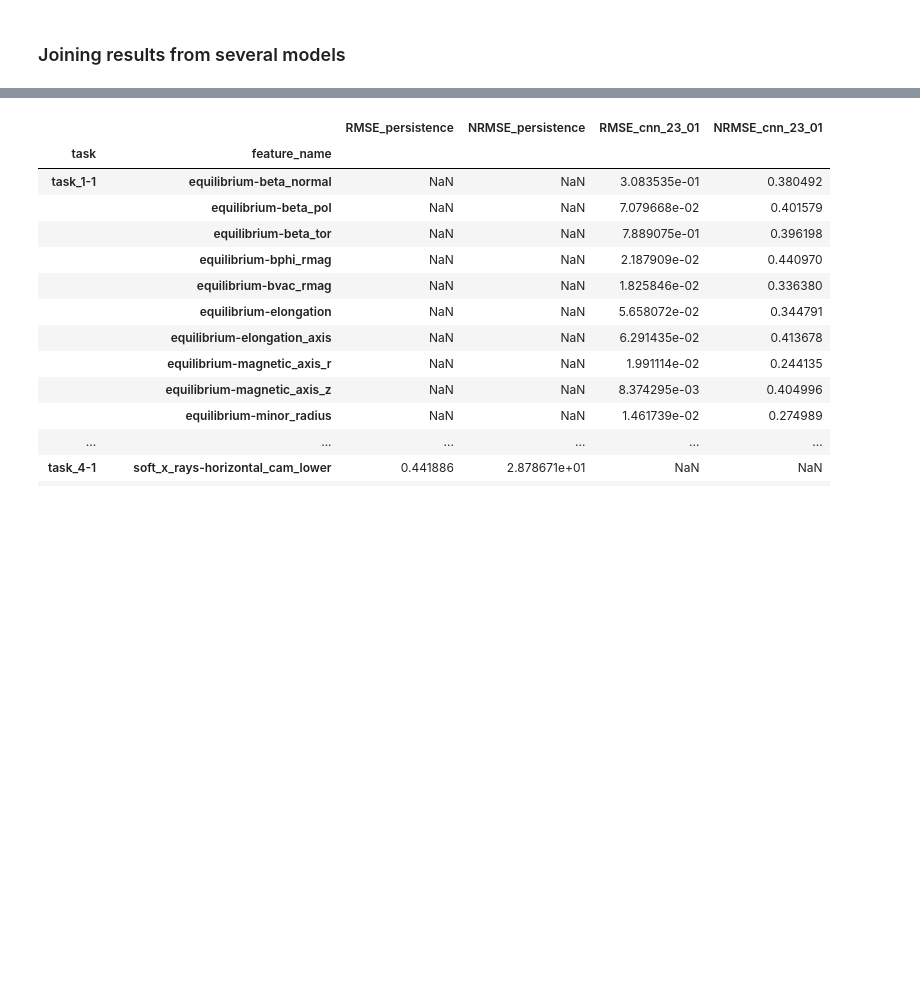
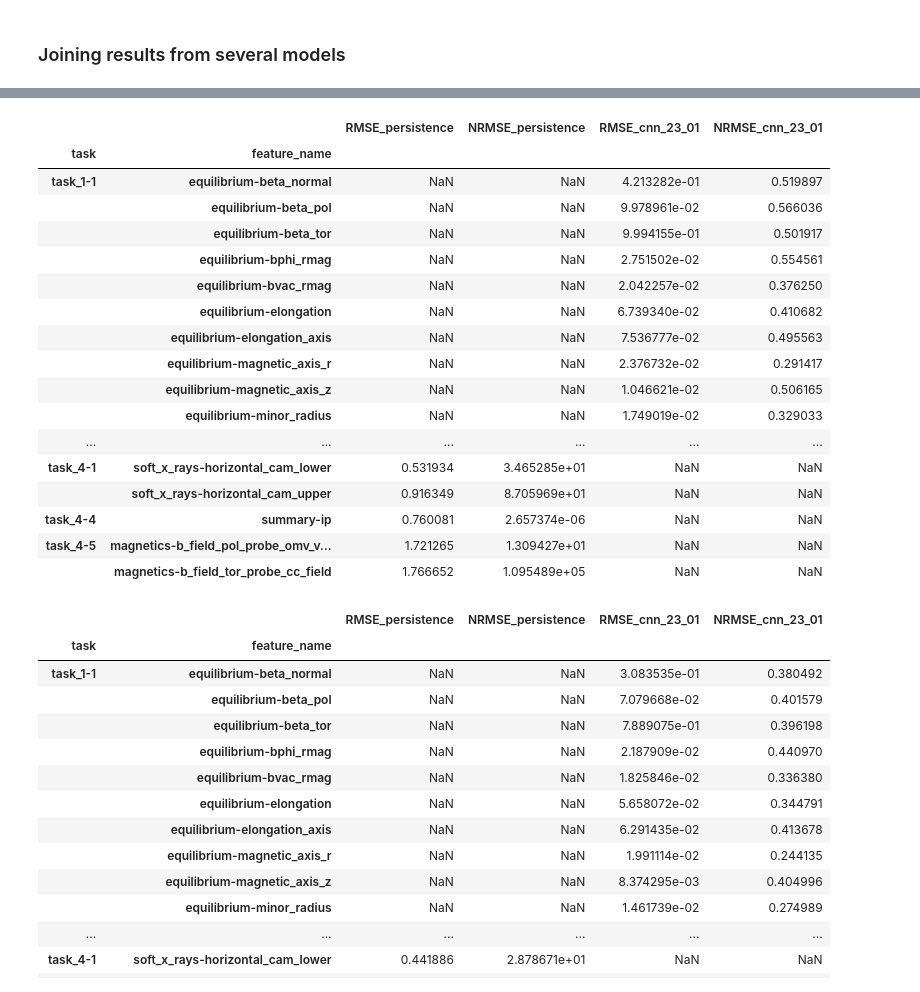
Before and after one commit to DataScienceLabFHSWF/tokamark, a Jupyter notebook: notebooks/evaluation.ipynb, the cells around one changed output, grey strips where cells are left out. Saved outputs shown, nothing was run; the diff lists cells and outputs as text; code cells hidden in the pictures; blank space fills up the shorter version.

Commit message:
fixing a small issue related to signal RMSE calculation

```diff
--- a/notebooks/evaluation.ipynb
+++ b/notebooks/evaluation.ipynb
@@ -54,3 +54,25 @@ df_groups_joined
+# %%
+df_signals_joined = join_results(metrics_file='signals_metrics.csv', metric_columns=['RMSE','NRMSE'], index_column=['task', 'feature_name'])
+df_signals_joined
+# %% [output]
+|  |  | RMSE_persistence | NRMSE_persistence | RMSE_cnn_23_01 | NRMSE_cnn_23_01 |
+| task | feature_name |  |  |  |  |
+| task_1-1 | equilibrium-beta_normal | NaN | NaN | 4.213282e-01 | 0.519897 |
+|  | equilibrium-beta_pol | NaN | NaN | 9.978961e-02 | 0.566036 |
+|  | equilibrium-beta_tor | NaN | NaN | 9.994155e-01 | 0.501917 |
+|  | equilibrium-bphi_rmag | NaN | NaN | 2.751502e-02 | 0.554561 |
+|  | equilibrium-bvac_rmag | NaN | NaN | 2.042257e-02 | 0.376250 |
+|  | equilibrium-elongation | NaN | NaN | 6.739340e-02 | 0.410682 |
+|  | equilibrium-elongation_axis | NaN | NaN | 7.536777e-02 | 0.495563 |
+|  | equilibrium-magnetic_axis_r | NaN | NaN | 2.376732e-02 | 0.291417 |
+|  | equilibrium-magnetic_axis_z | NaN | NaN | 1.046621e-02 | 0.506165 |
+|  | equilibrium-minor_radius | NaN | NaN | 1.749019e-02 | 0.329033 |
+| ... | ... | ... | ... | ... | ... |
+| task_4-1 | soft_x_rays-horizontal_cam_lower | 0.531934 | 3.465285e+01 | NaN | NaN |
+|  | soft_x_rays-horizontal_cam_upper | 0.916349 | 8.705969e+01 | NaN | NaN |
+| task_4-4 | summary-ip | 0.760081 | 2.657374e-06 | NaN | NaN |
+| task_4-5 | magnetics-b_field_pol_probe_omv_v... | 1.721265 | 1.309427e+01 | NaN | NaN |
+|  | magnetics-b_field_tor_probe_cc_field | 1.766652 | 1.095489e+05 | NaN | NaN |
 # %%
 df_signals_joined = join_results(metrics_file='signals_metrics.csv', metric_columns=['RMSE','NRMSE'], index_column=['task', 'feature_name'])
 df_signals_joined
```
Also changed, not shown: parts of 8 cells of this notebook, 1 other file.
